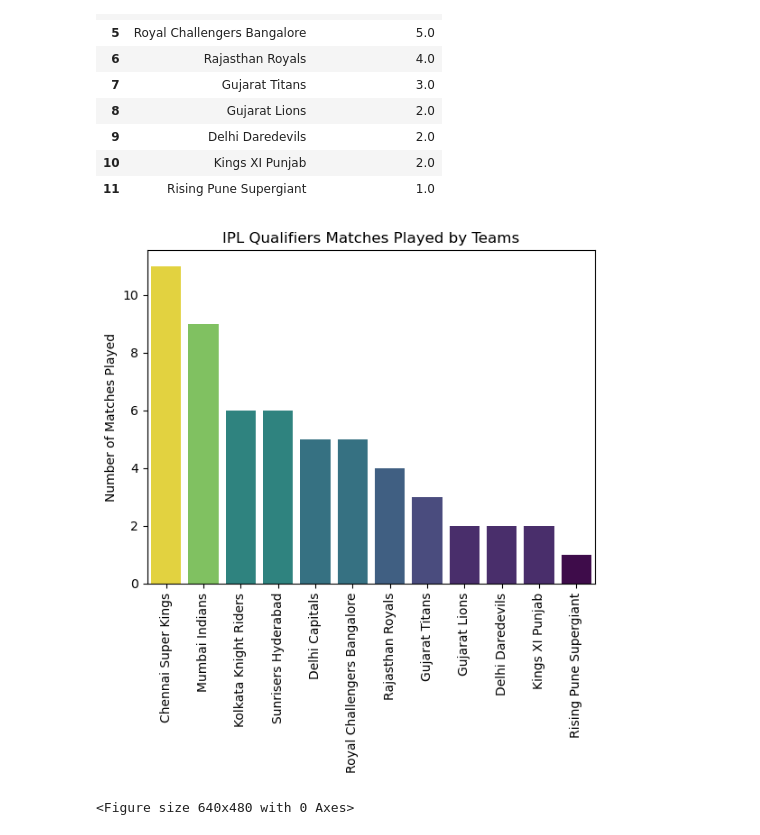
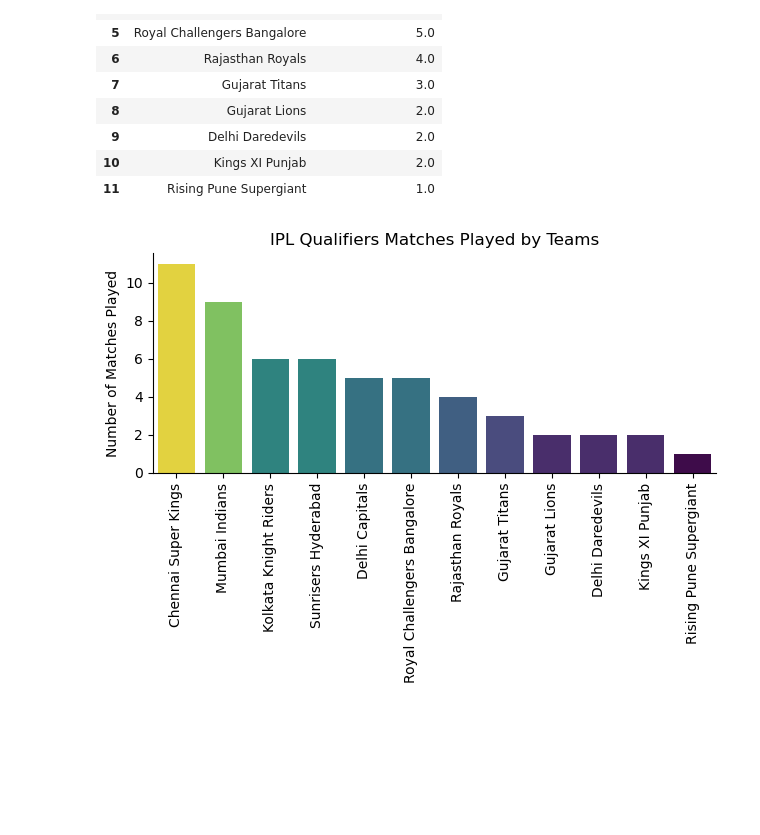
Before and after one commit to Prashant0594/python_data_projects, a Jupyter notebook: project_IPL_analysis/matches.ipynb, the cells around one changed output. Saved outputs shown, nothing was run; the diff lists cells and outputs as text; code cells hidden in the pictures; blank space fills up the shorter version.

```diff
--- a/project_IPL_analysis/matches.ipynb
+++ b/project_IPL_analysis/matches.ipynb
@@ -83,15 +83,15 @@ merged.reset_index(drop='index')
 # %%
 sns.barplot(x='Team', y='Qualifiers Played', data=merged, palette='viridis',hue='Qualifiers Played')
 plt.title('IPL Qualifiers Matches Played by Teams')
 plt.xlabel('')
 plt.ylabel('Number of Matches Played')
 plt.xticks(rotation=90)
 plt.legend().remove()
+sns.despine()
+plt.tight_layout()
 plt.show()
-sns.despine()
 # %% [output]
-[figure, old version]
+[figure, new version]
-<Figure size 640x480 with 0 Axes>
 # %%
 df_matches
 # %% [output]
```
